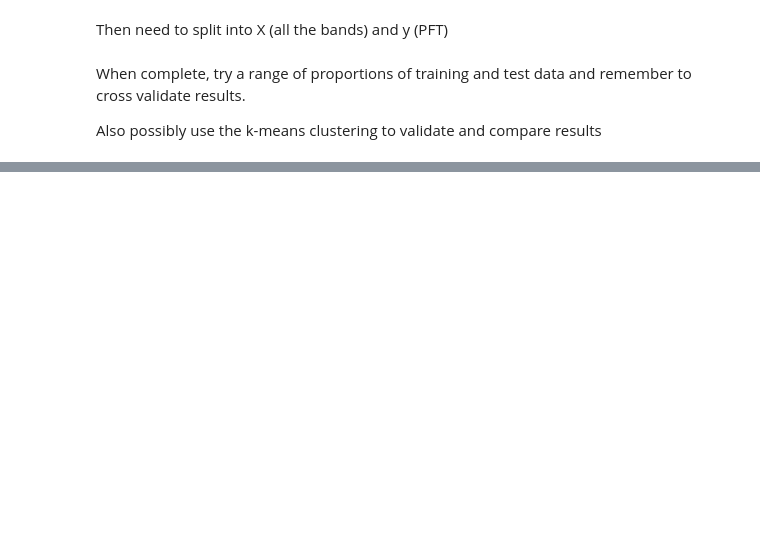
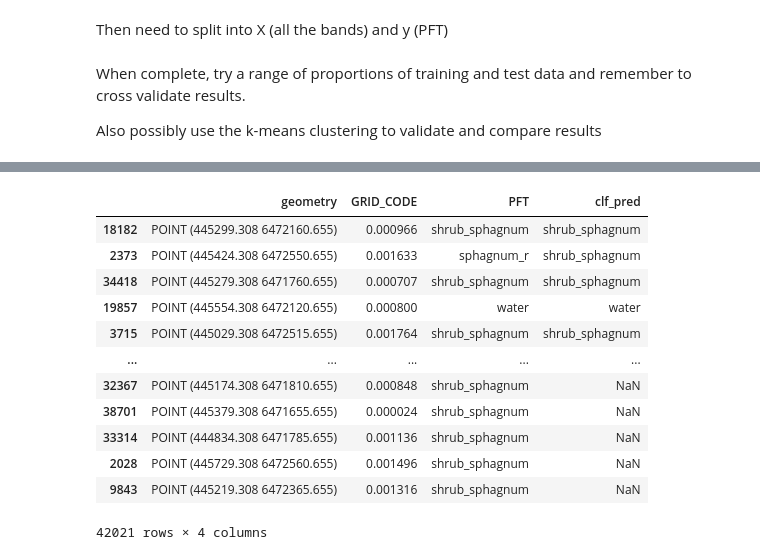
Before and after one commit to rachelzwalker/Flow_Country_HSI_and_PSM, a Jupyter notebook: python_notebooks/supervised/Random_Forest_preparation.ipynb, the cells around one changed output, grey strips where cells are left out. Drawn from its saved outputs; the diff is of its cells as text; code cells hidden in the pictures; blank space fills up the shorter version.

```diff
--- a/python_notebooks/supervised/Random_Forest_preparation.ipynb
+++ b/python_notebooks/supervised/Random_Forest_preparation.ipynb
@@ -271,0 +60,8 @@ print(x_test)
+# %%
+from sklearn import dummy
+
+dc = dummy.DummyClassifier()
+dc.fit(x_train, y_train)
+dc_score = dc.score(x_test, y_test)
+
+print("Baseline Accuracy:", dc_score)
@@ -305,0 +104,4 @@ print("%0.2f accuracy with a standard deviation of %0.2f" % (test_score.mean(),
+# %%
+model_results = test[test.columns[360:363]]
+
+model_results.head()
@@ -305,0 +115,4 @@ print("%0.2f accuracy with a standard deviation of %0.2f" % (test_score.mean(),
+# %%
+model_results = model_results.assign(clf_pred = clf_pred)
+
+model_results.head()
@@ -305,0 +126,4 @@ print("%0.2f accuracy with a standard deviation of %0.2f" % (test_score.mean(),
+# %%
+train_focused = train[train.columns[360:363]]
+
+train_focused.head()
@@ -305,0 +144,17 @@ print("%0.2f accuracy with a standard deviation of %0.2f" % (test_score.mean(),
+# %%
+cross_lochs_rf_gdf = model_results.append(train_focused)
+cross_lochs_rf_gdf
+# %% [output]
+|  | geometry | GRID_CODE | PFT | clf_pred |
+| 18182 | POINT (445299.308 6472160.655) | 0.000966 | shrub_sphagnum | shrub_sphagnum |
+| 2373 | POINT (445424.308 6472550.655) | 0.001633 | sphagnum_r | shrub_sphagnum |
+| 34418 | POINT (445279.308 6471760.655) | 0.000707 | shrub_sphagnum | shrub_sphagnum |
+| 19857 | POINT (445554.308 6472120.655) | 0.000800 | water | water |
+| 3715 | POINT (445029.308 6472515.655) | 0.001764 | shrub_sphagnum | shrub_sphagnum |
+| ... | ... | ... | ... | ... |
+| 32367 | POINT (445174.308 6471810.655) | 0.000848 | shrub_sphagnum | NaN |
+| 38701 | POINT (445379.308 6471655.655) | 0.000024 | shrub_sphagnum | NaN |
+| 33314 | POINT (444834.308 6471785.655) | 0.001136 | shrub_sphagnum | NaN |
+| 2028 | POINT (445729.308 6472560.655) | 0.001496 | shrub_sphagnum | NaN |
+| 9843 | POINT (445219.308 6472365.655) | 0.001316 | shrub_sphagnum | NaN |
+42021 rows × 4 columns
```
Also changed, not shown: parts of 27 cells of this notebook.
